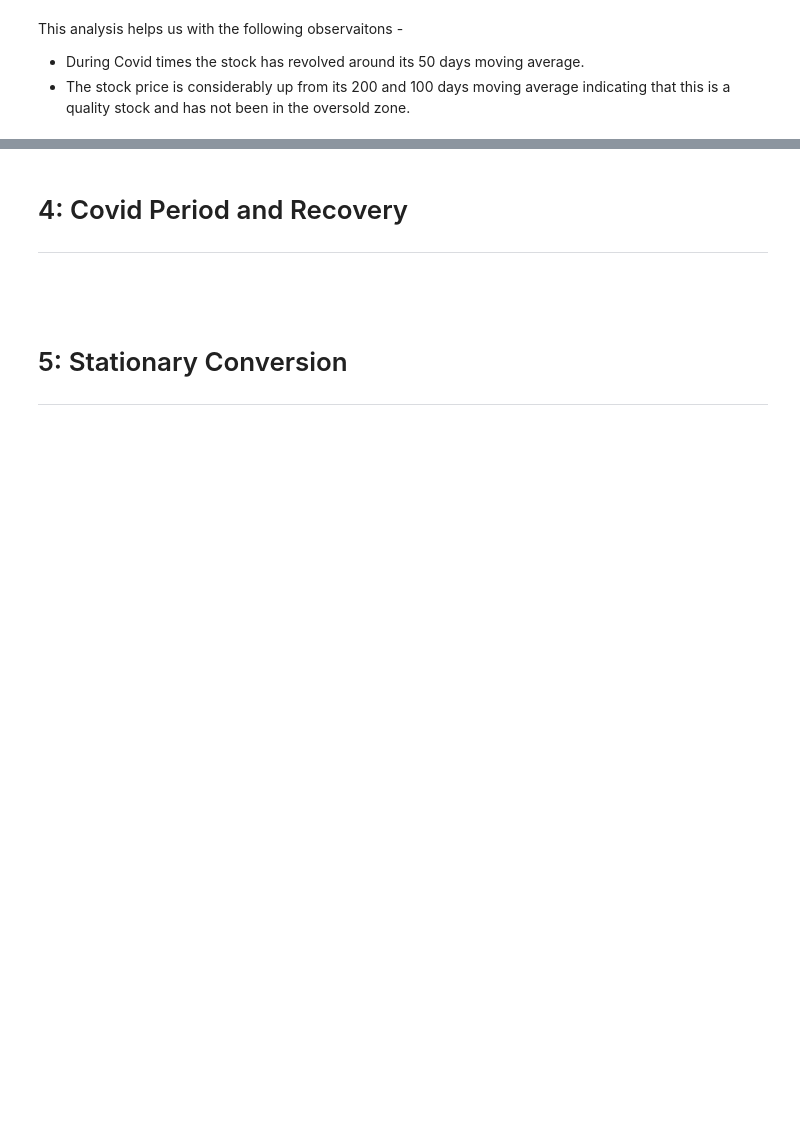
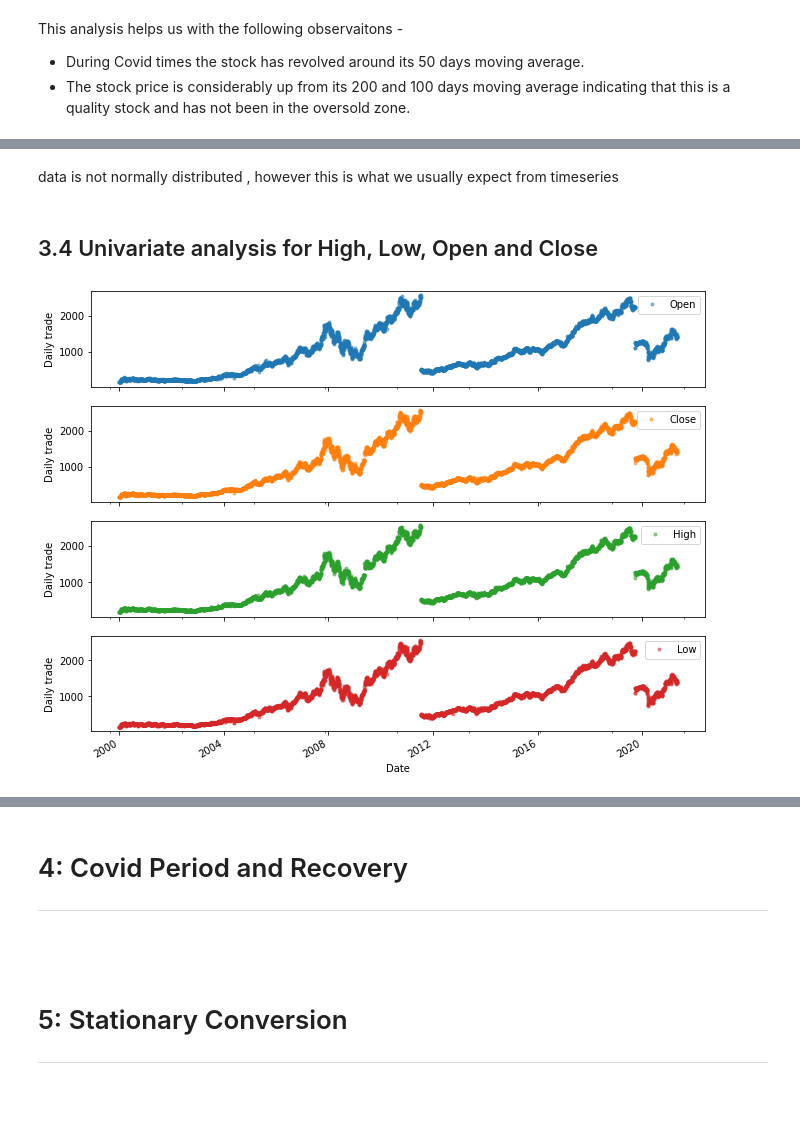
Before and after one commit to hargurjeet/MachineLearning, a Jupyter notebook: Nifty_50_Time_Series_Forecasting.ipynb, the cells around one changed output, grey strips where cells are left out. Drawn from its saved outputs; the diff is of its cells as text; code cells hidden in the pictures; blank space fills up the shorter version.

```diff
--- a/Nifty_50_Time_Series_Forecasting.ipynb
+++ b/Nifty_50_Time_Series_Forecasting.ipynb
@@ -311,0 +369,11 @@ This analysis helps us with the following observaitons -
+# %% [markdown]
+data is not normally distributed , however this is what we usually expect from timeseries
+# %% [markdown]
+## 3.4 Univariate analysis for High, Low, Open and Close
+# %%
+cols_plot = ['Open', 'Close', 'High','Low']
+axes = df[cols_plot].plot(marker='.', alpha=0.5, linestyle='None', figsize=(11, 9), subplots=True)
+for ax in axes:
+    ax.set_ylabel('Daily trade')
+# %% [output]
+[figure, added]
```
Also changed, not shown: parts of 10 cells of this notebook.
